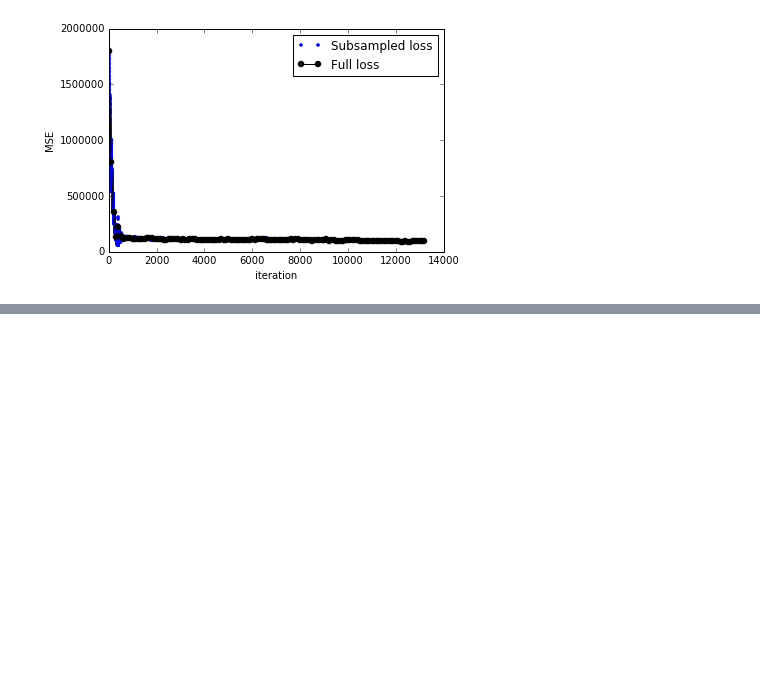
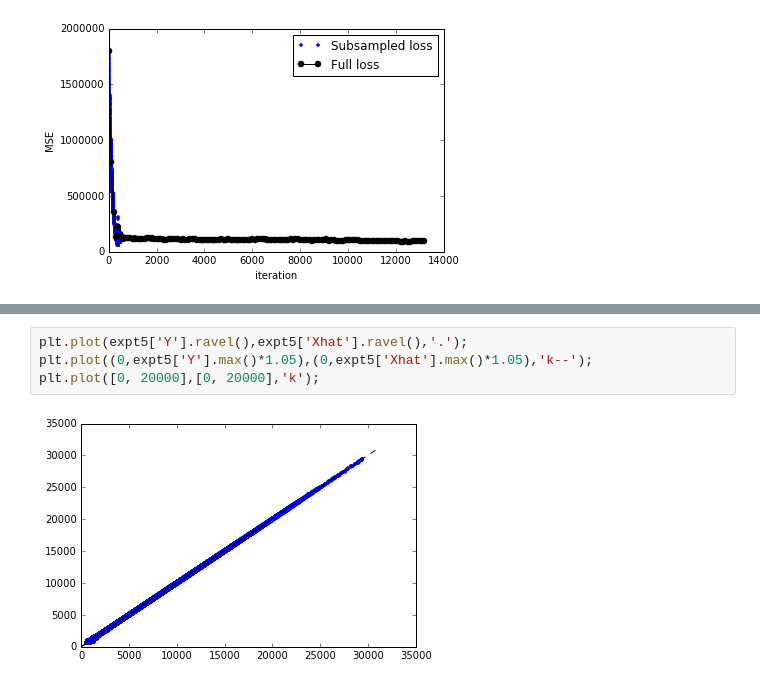
Before and after one commit to KasparP/PSI_simulations, a Jupyter notebook: Python/PlotLoss.ipynb, the cells around one changed output, grey strips where cells are left out. Drawn from its saved outputs; the diff is of its cells as text; blank space fills up the shorter version.

```diff
--- a/Python/PlotLoss.ipynb
+++ b/Python/PlotLoss.ipynb
@@ -61,0 +108,6 @@ plt.plot([0, 20000],[0, 20000],'k');
+# %%
+plt.plot(expt5['Y'].ravel(),expt5['Xhat'].ravel(),'.');
+plt.plot((0,expt5['Y'].max()*1.05),(0,expt5['Xhat'].max()*1.05),'k--');
+plt.plot([0, 20000],[0, 20000],'k');
+# %% [output]
+[figure, added]
```
Also changed, not shown: parts of 10 cells of this notebook, 25 other files.
